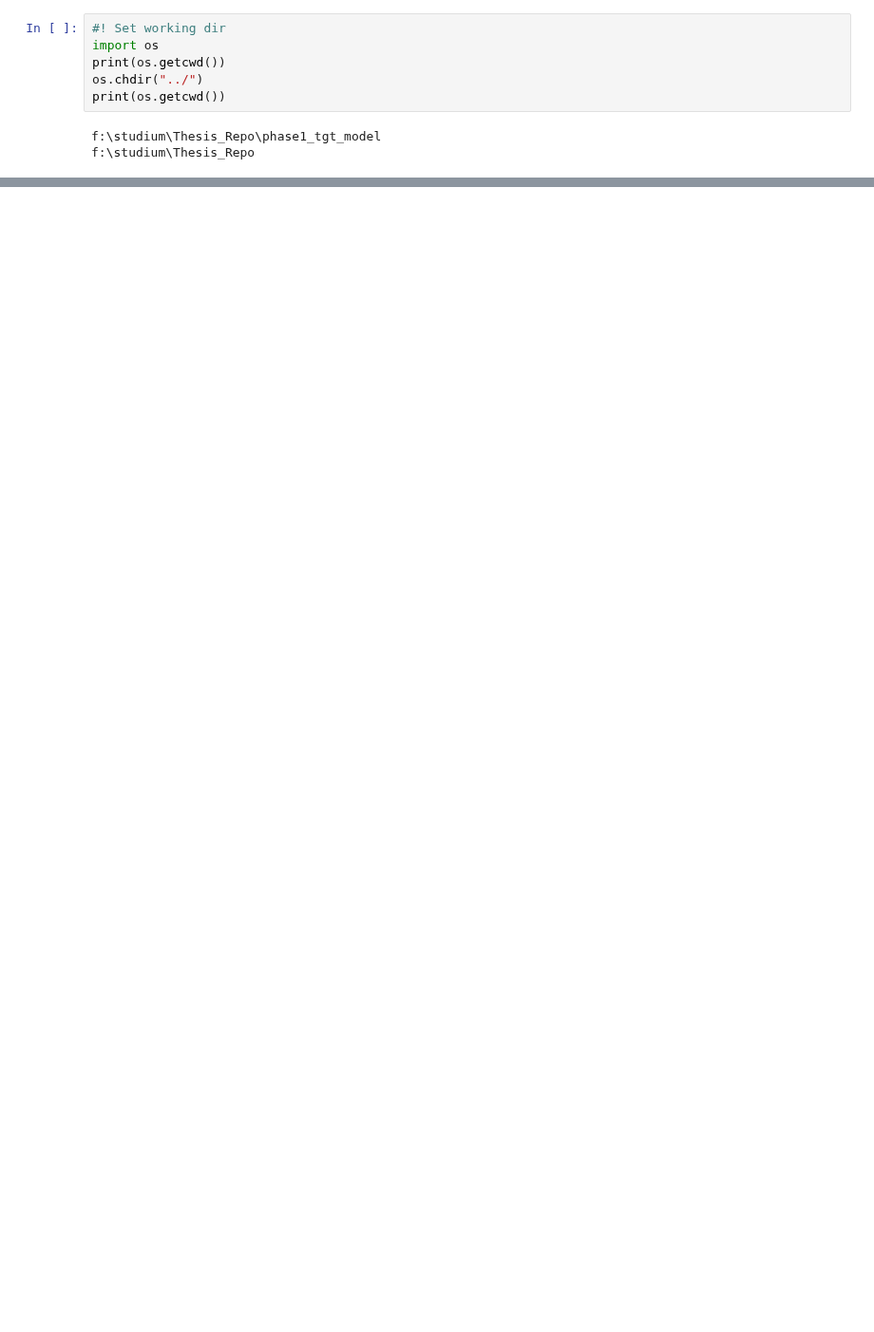
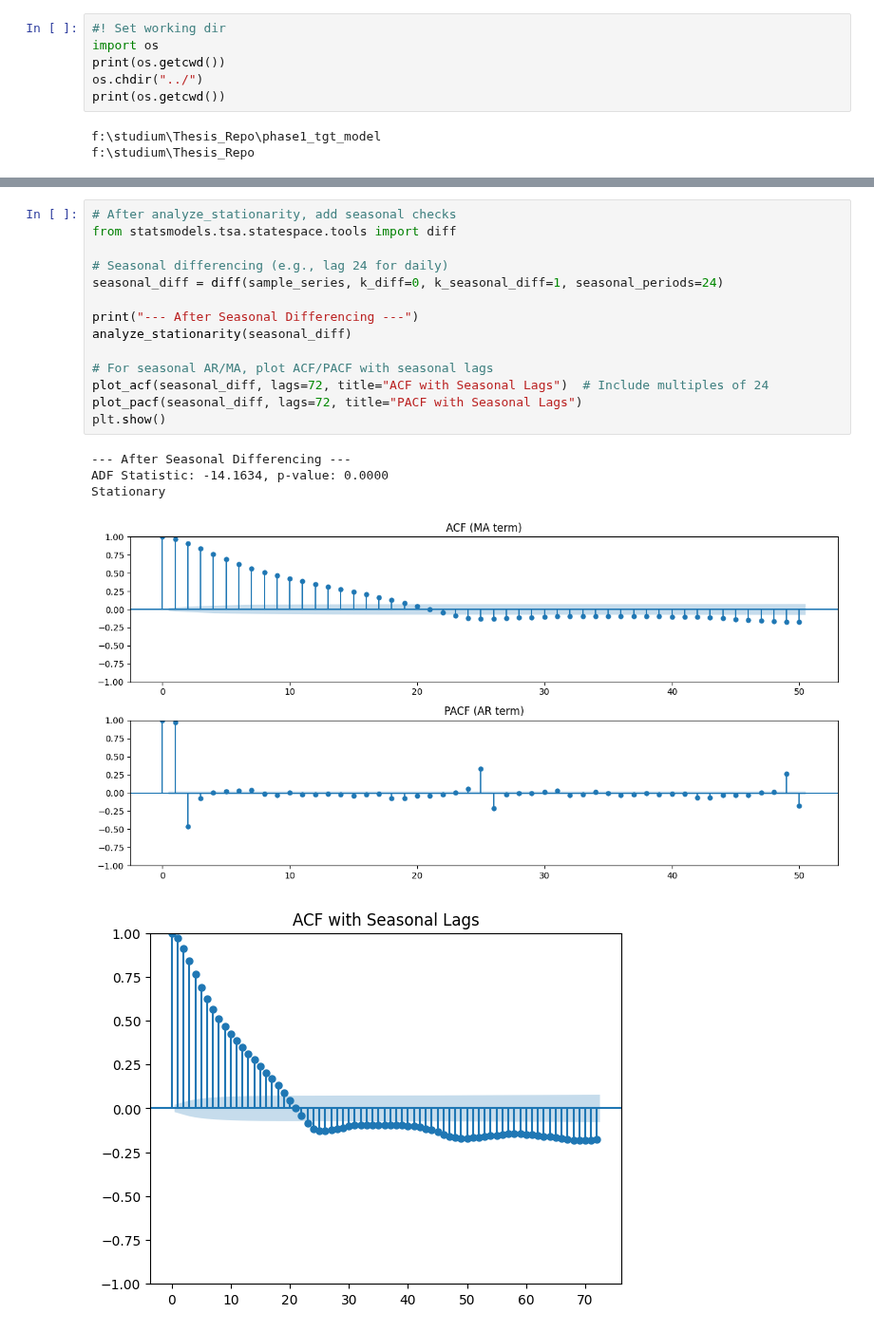
Before and after one commit to waytlion/power-grid-time-series-forecasting, a Jupyter notebook: phase1_tgt_model/bus_load_forecasting.ipynb, the cells around one changed output, grey strips where cells are left out. Shown at 95% size. Saved outputs shown, nothing was run; the diff lists cells and outputs as text; blank space fills up the shorter version.

```diff
--- a/phase1_tgt_model/bus_load_forecasting.ipynb
+++ b/phase1_tgt_model/bus_load_forecasting.ipynb
@@ -754,0 +255,20 @@ Stationary
+# %%
+# After analyze_stationarity, add seasonal checks
+from statsmodels.tsa.statespace.tools import diff
+
+# Seasonal differencing (e.g., lag 24 for daily)
+seasonal_diff = diff(sample_series, k_diff=0, k_seasonal_diff=1, seasonal_periods=24)
+
+print("--- After Seasonal Differencing ---")
+analyze_stationarity(seasonal_diff)
+
+# For seasonal AR/MA, plot ACF/PACF with seasonal lags
+plot_acf(seasonal_diff, lags=72, title="ACF with Seasonal Lags")  # Include multiples of 24
+plot_pacf(seasonal_diff, lags=72, title="PACF with Seasonal Lags")
+plt.show()
+# %% [output]
+--- After Seasonal Differencing ---
+ADF Statistic: -14.1634, p-value: 0.0000
+Stationary
+[figure, added]
+[figure, added]
```
Also changed, not shown: parts of 21 cells of this notebook, 22 other files.
